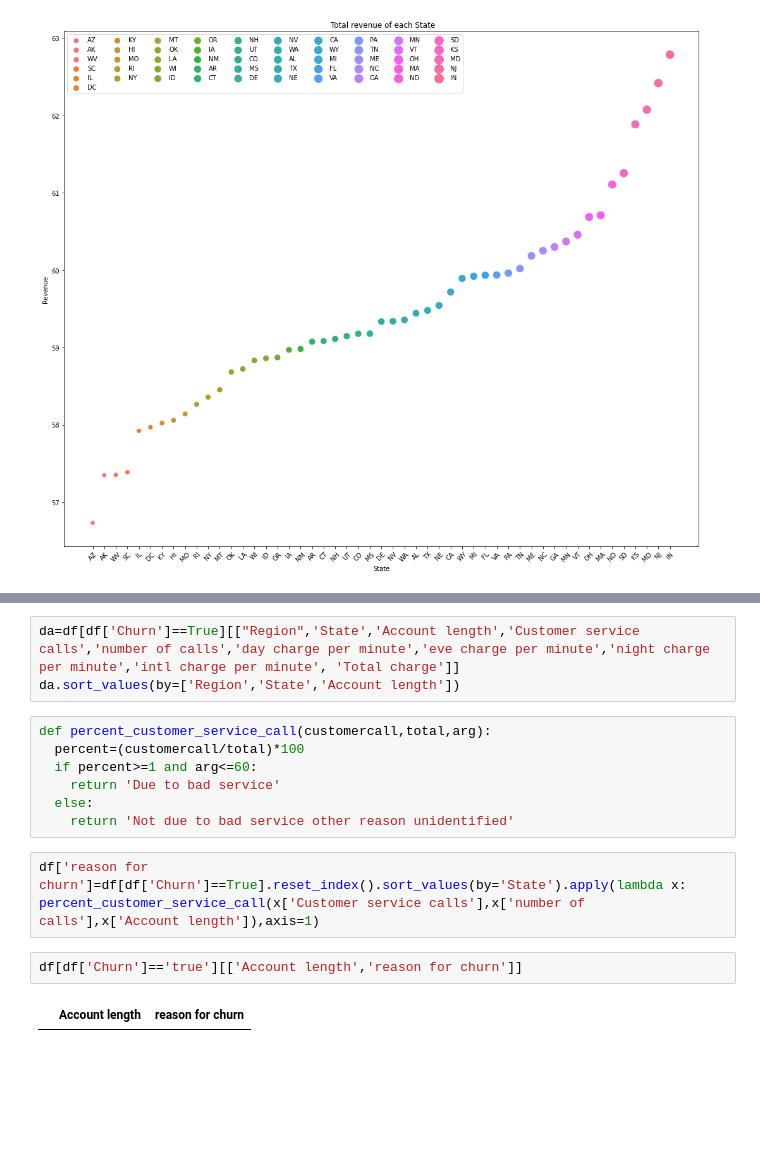
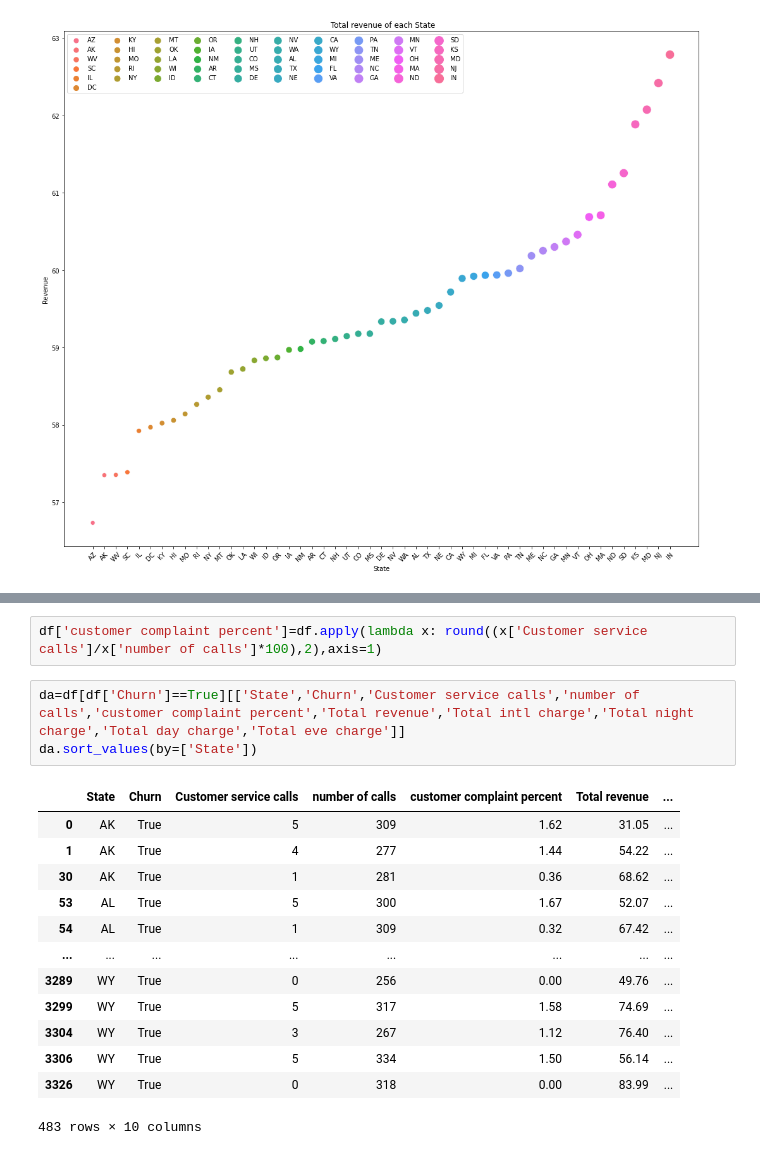
Before and after one commit to parasgupta1995/Almabetter-Capstone-project, a Jupyter notebook: Telecom_Churn_Analysis_Capstone_Project.ipynb, the cells around one changed output, grey strips where cells are left out. Drawn from its saved outputs; the diff is of its cells as text; blank space fills up the shorter version.

```diff
--- a/Telecom_Churn_Analysis_Capstone_Project.ipynb
+++ b/Telecom_Churn_Analysis_Capstone_Project.ipynb
@@ -306,16 +335,19 @@ plt.legend(ncol=10)
+# %%
+df['customer complaint percent']=df.apply(lambda x: round((x['Customer service calls']/x['number of calls']*100),2),axis=1)
 # %%
-da=df[df['Churn']==True][["Region",'State','Account length','Customer service calls','number of calls','day charge per minute','eve charge per minute','night charge per minute','intl charge per minute', 'Total charge']]
-da.sort_values(by=['Region','State','Account length'])
+da=df[df['Churn']==True][['State','Churn','Customer service calls','number of calls','customer complaint percent','Total revenue','Total intl charge','Total night charge','Total day charge','Total eve charge']]
+da.sort_values(by=['State'])
+# %% [output]
+|  | State | Churn | Customer service calls | number of calls | customer complaint percent | Total revenue | ... |
+| 0 | AK | True | 5 | 309 | 1.62 | 31.05 | ... |
+| 1 | AK | True | 4 | 277 | 1.44 | 54.22 | ... |
+| 30 | AK | True | 1 | 281 | 0.36 | 68.62 | ... |
+| 53 | AL | True | 5 | 300 | 1.67 | 52.07 | ... |
+| 54 | AL | True | 1 | 309 | 0.32 | 67.42 | ... |
+| ... | ... | ... | ... | ... | ... | ... | ... |
+| 3289 | WY | True | 0 | 256 | 0.00 | 49.76 | ... |
+| 3299 | WY | True | 5 | 317 | 1.58 | 74.69 | ... |
+| 3304 | WY | True | 3 | 267 | 1.12 | 76.40 | ... |
+| 3306 | WY | True | 5 | 334 | 1.50 | 56.14 | ... |
+| 3326 | WY | True | 0 | 318 | 0.00 | 83.99 | ... |
+483 rows × 10 columns
-# %%
-def percent_customer_service_call(customercall,total,arg):
-  percent=(customercall/total)*100
-  if percent>=1 and arg<=60:
-    return 'Due to bad service'
-  else:
-    return 'Not due to bad service other reason unidentified'
-# %%
-df['reason for churn']=df[df['Churn']==True].reset_index().sort_values(by='State').apply(lambda x: percent_customer_service_call(x['Customer service calls'],x['number of calls'],x['Account length']),axis=1)
-# %%
-df[df['Churn']=='true'][['Account length','reason for churn']]
-# %% [output]
-|  | Account length | reason for churn |
```
Also changed, not shown: parts of 14 cells of this notebook.
